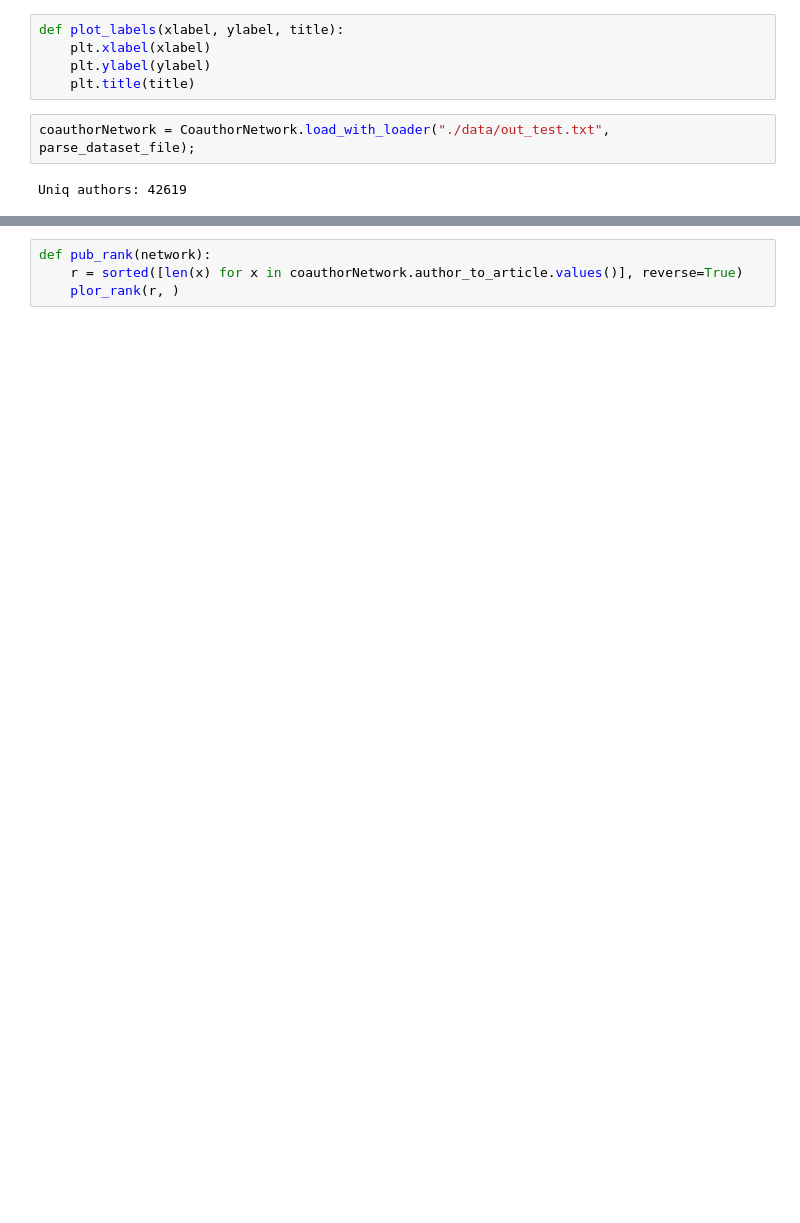
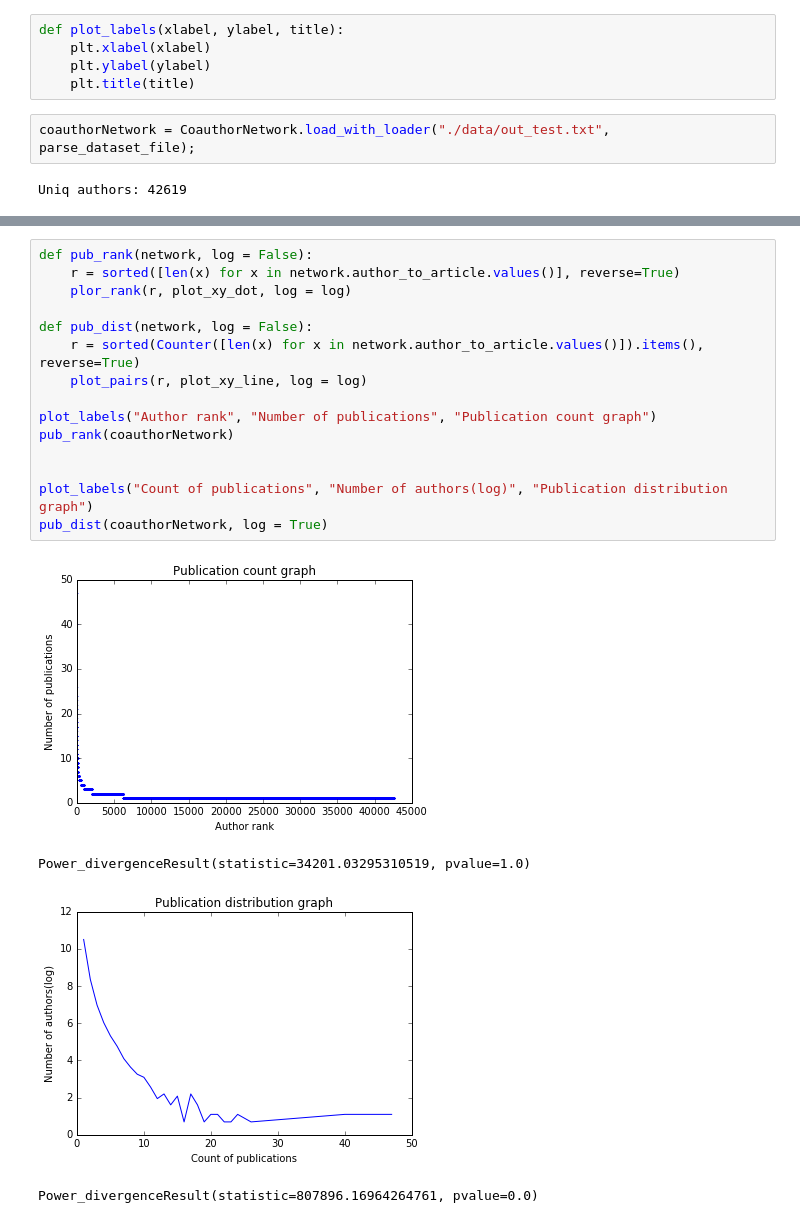
Before and after one commit to generall/citation_analisis, a Jupyter notebook: Distributions.ipynb, the cells around one changed output, grey strips where cells are left out. Drawn from its saved outputs; the diff is of its cells as text; blank space fills up the shorter version.

```diff
--- a/Distributions.ipynb
+++ b/Distributions.ipynb
@@ -92,4 +111,20 @@ coauth_cite_plot(coauthorNetwork)
-# %%
-def pub_rank(network):
-    r = sorted([len(x) for x in coauthorNetwork.author_to_article.values()], reverse=True)
-    plor_rank(r, )
+# %%
+def pub_rank(network, log = False):
+    r = sorted([len(x) for x in network.author_to_article.values()], reverse=True)
+    plor_rank(r, plot_xy_dot, log = log)
+
+def pub_dist(network, log = False):
+    r = sorted(Counter([len(x) for x in network.author_to_article.values()]).items(), reverse=True)
+    plot_pairs(r, plot_xy_line, log = log)
+
+plot_labels("Author rank", "Number of publications", "Publication count graph")
+pub_rank(coauthorNetwork)
+
+
+plot_labels("Count of publications", "Number of authors(log)", "Publication distribution graph")
+pub_dist(coauthorNetwork, log = True)
+# %% [output]
+[figure, added]
+Power_divergenceResult(statistic=34201.03295310519, pvalue=1.0)
+[figure, added]
+Power_divergenceResult(statistic=807896.16964264761, pvalue=0.0)
```
Also changed, not shown: parts of 13 cells of this notebook, 1 other file.
